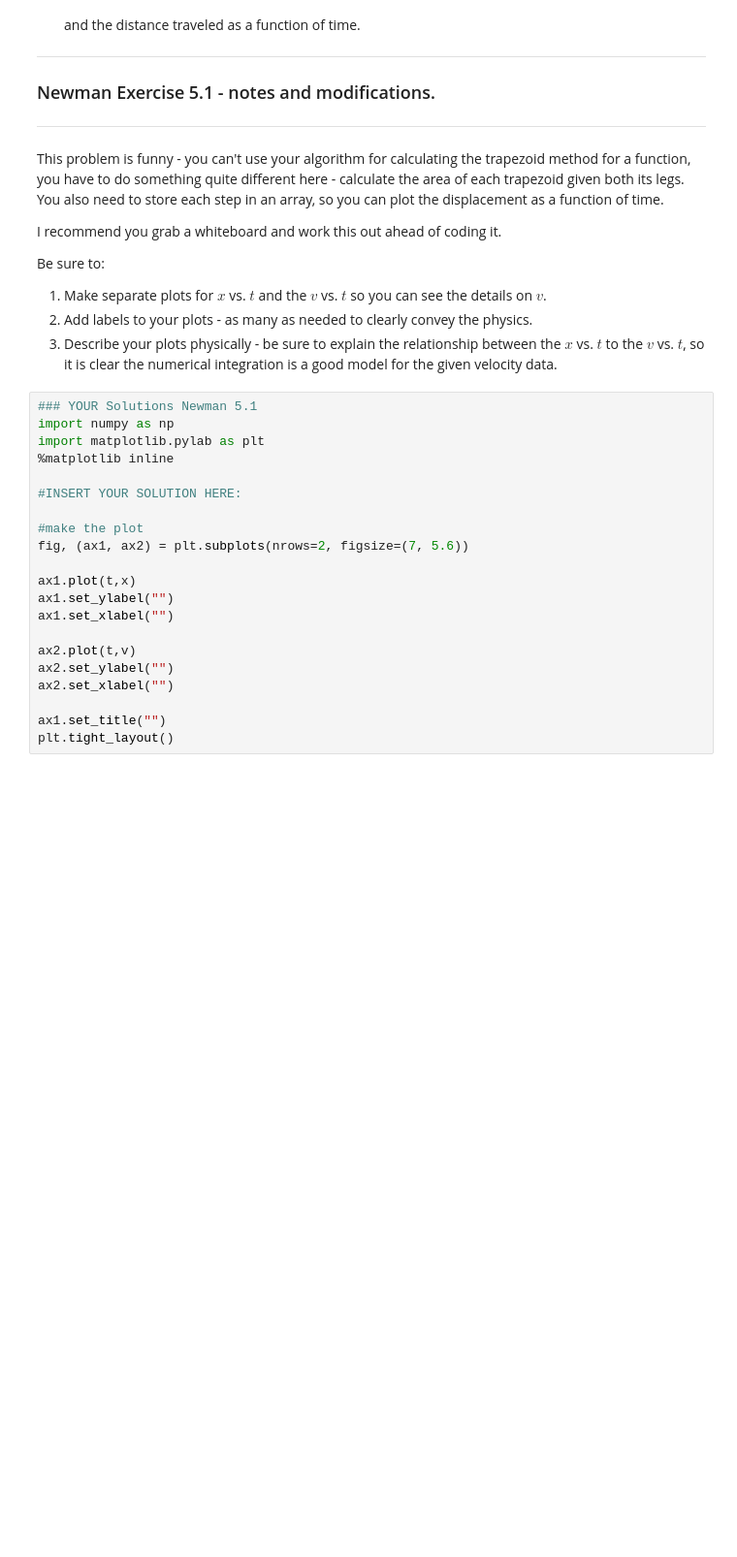
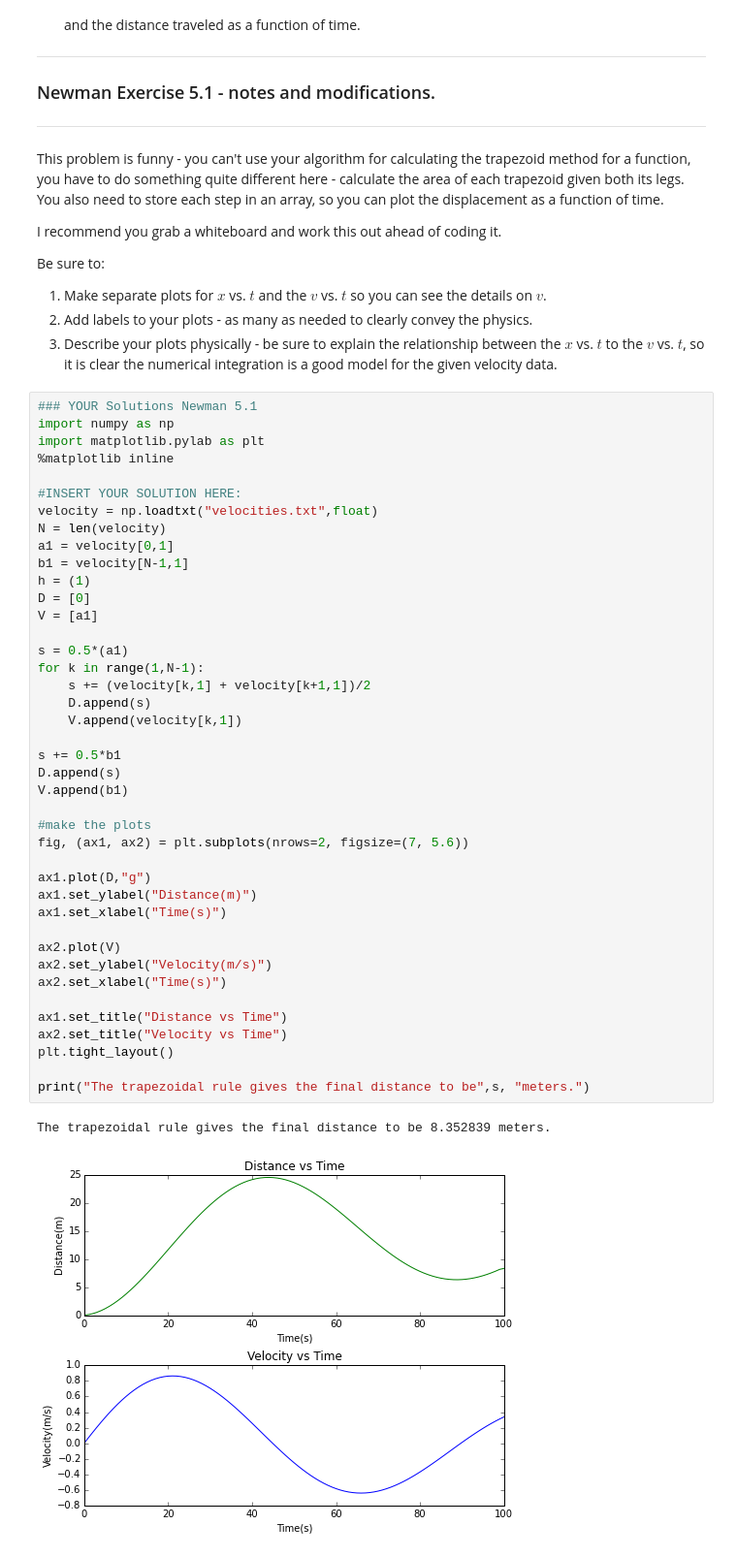
Before and after one commit to willmon16/Labs, a Jupyter notebook: Lab4/Lab4.ipynb, the cells around one changed output. Shown at 97% size. Drawn from its saved outputs; the diff is of its cells as text; blank space fills up the shorter version.

```diff
--- a/Lab4/Lab4.ipynb
+++ b/Lab4/Lab4.ipynb
@@ -70,24 +70,47 @@ Be sure to:
 # %%
 ### YOUR Solutions Newman 5.1
 import numpy as np
 import matplotlib.pylab as plt
 %matplotlib inline
 
 #INSERT YOUR SOLUTION HERE:
+velocity = np.loadtxt("velocities.txt",float)
+N = len(velocity)
+a1 = velocity[0,1]
+b1 = velocity[N-1,1]
+h = (1)
+D = [0]
+V = [a1]
 
-#make the plot
+s = 0.5*(a1)
+for k in range(1,N-1):
+    s += (velocity[k,1] + velocity[k+1,1])/2
+    D.append(s)
+    V.append(velocity[k,1])
+
+s += 0.5*b1
+D.append(s)
+V.append(b1)
+
+#make the plots
 fig, (ax1, ax2) = plt.subplots(nrows=2, figsize=(7, 5.6))
 
-ax1.plot(t,x)
-ax1.set_ylabel("")
-ax1.set_xlabel("")
+ax1.plot(D,"g")
+ax1.set_ylabel("Distance(m)")
+ax1.set_xlabel("Time(s)")
 
-ax2.plot(t,v)
-ax2.set_ylabel("")
-ax2.set_xlabel("")
+ax2.plot(V)
+ax2.set_ylabel("Velocity(m/s)")
+ax2.set_xlabel("Time(s)")
 
-ax1.set_title("")
+ax1.set_title("Distance vs Time")
+ax2.set_title("Velocity vs Time")
 plt.tight_layout()
+
+print("The trapezoidal rule gives the final distance to be",s, "meters.")
+# %% [output]
+The trapezoidal rule gives the final distance to be 8.352839 meters.
+[figure, added]
 # %% [markdown]
 -----------------------------------------------------------------------------------------------
 ### Newman Exercise 5.3 - original problem.
```
Also changed, not shown: parts of 5 cells of this notebook.
